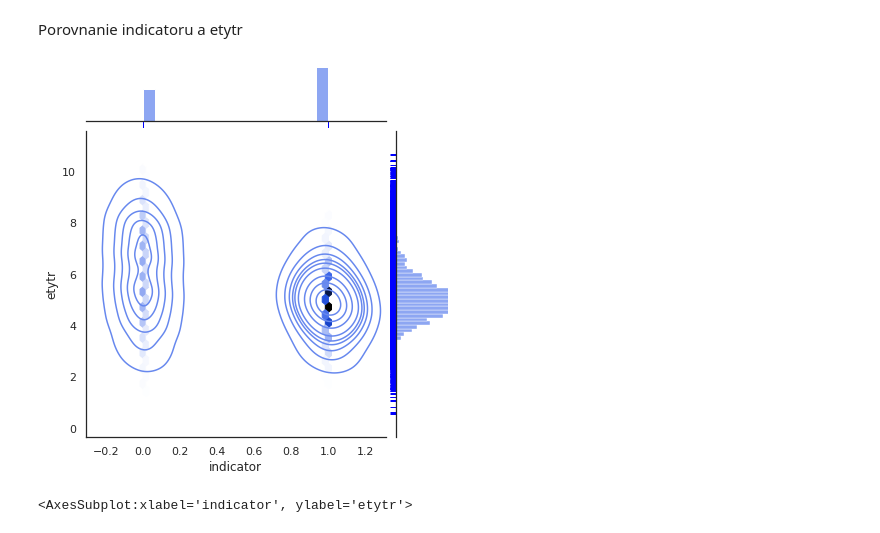
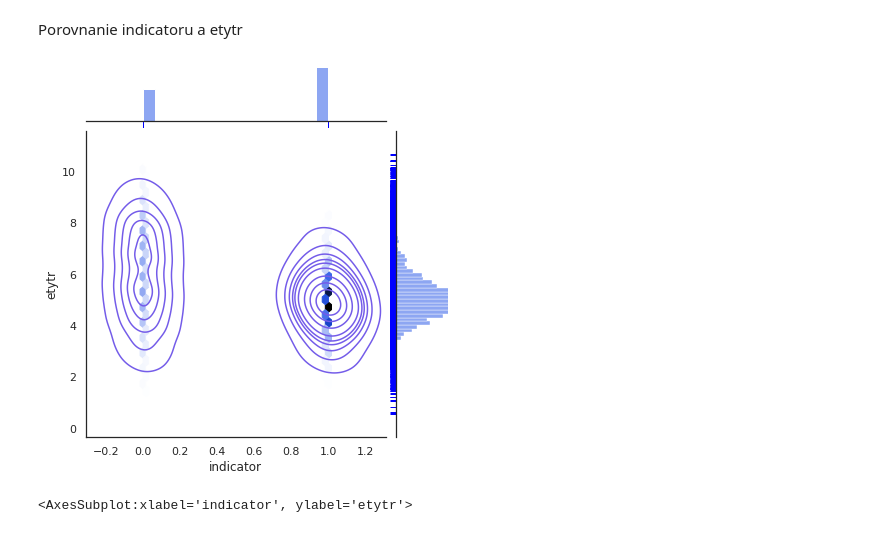
Before and after one commit to MarkoStahovec/IAU-Stahovec-Viest, a Jupyter notebook: main.ipynb, the cells around one changed output. Cells and saved outputs as stored; diff of their text form; code cells hidden in the pictures.

Commit message:
Fixed colors for jointplots

```diff
--- a/main.ipynb
+++ b/main.ipynb
@@ -264,7 +264,7 @@ Predikovaná premenná je v našom prípade indicator.
 # %%
 with sns.axes_style('white'):
     graph = sns.jointplot("indicator", "erytrocyty", data=data_labor, kind='hex')
-    graph.plot_joint(sns.kdeplot)
+    graph.plot_joint(sns.kdeplot, color="#6b5ce9")
     graph.plot_marginals(sns.rugplot, color="blue", height=-.12, clip_on=False)
 # %% [output]
 [figure]
@@ -278,7 +278,7 @@ Porovnanie indicatoru a hematokritu
 # %%
 with sns.axes_style('white'):
     graph = sns.jointplot("indicator", "hematokrit", data=data_labor, kind='hex')
-    graph.plot_joint(sns.kdeplot)
+    graph.plot_joint(sns.kdeplot, color="#6b5ce9")
     graph.plot_marginals(sns.rugplot, color="blue", height=-.12, clip_on=False)
 # %% [output]
 [figure]
@@ -292,7 +292,7 @@ Porovnanie indicatoru a trombocytov
 # %%
 with sns.axes_style('white'):
     graph = sns.jointplot("indicator", "trombocyty", data=data_labor, kind='hex')
-    graph.plot_joint(sns.kdeplot)
+    graph.plot_joint(sns.kdeplot, color="#6b5ce9")
     graph.plot_marginals(sns.rugplot, color="blue", height=-.12, clip_on=False)
 # %% [output]
 [figure]
@@ -306,10 +306,10 @@ Porovnanie indicatoru a etytr
 # %%
 with sns.axes_style('white'):
     graph = sns.jointplot("indicator", "etytr", data=data_labor, kind='hex')
-    graph.plot_joint(sns.kdeplot)
+    graph.plot_joint(sns.kdeplot, color="#6b5ce9")
     graph.plot_marginals(sns.rugplot, color="blue", height=-.12, clip_on=False)
 # %% [output]
-[figure, old version]
+[figure, new version]
 # %%
 sns.violinplot(data=data_labor, x='indicator', y = 'etytr')
 # %% [output]
```
